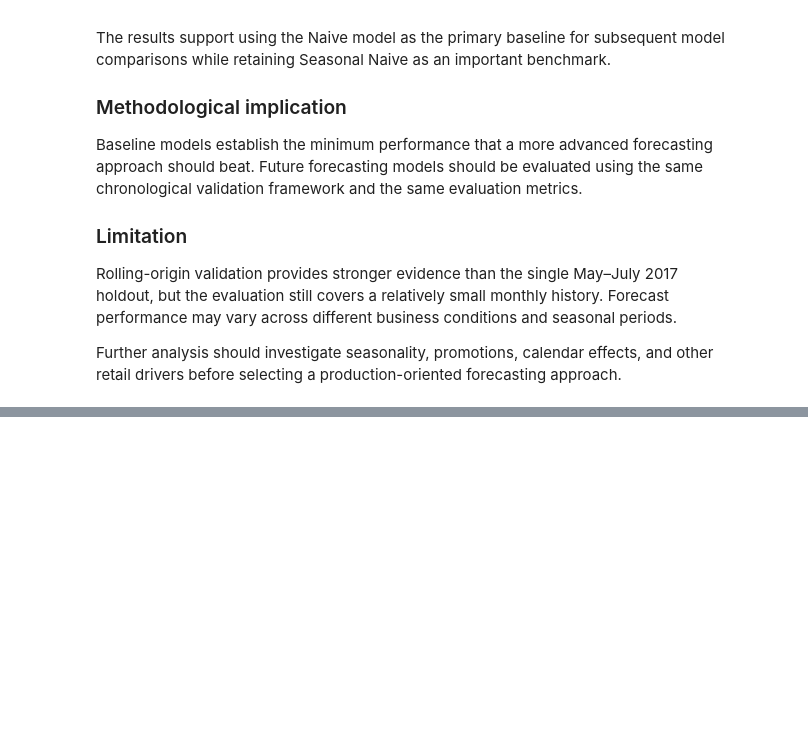
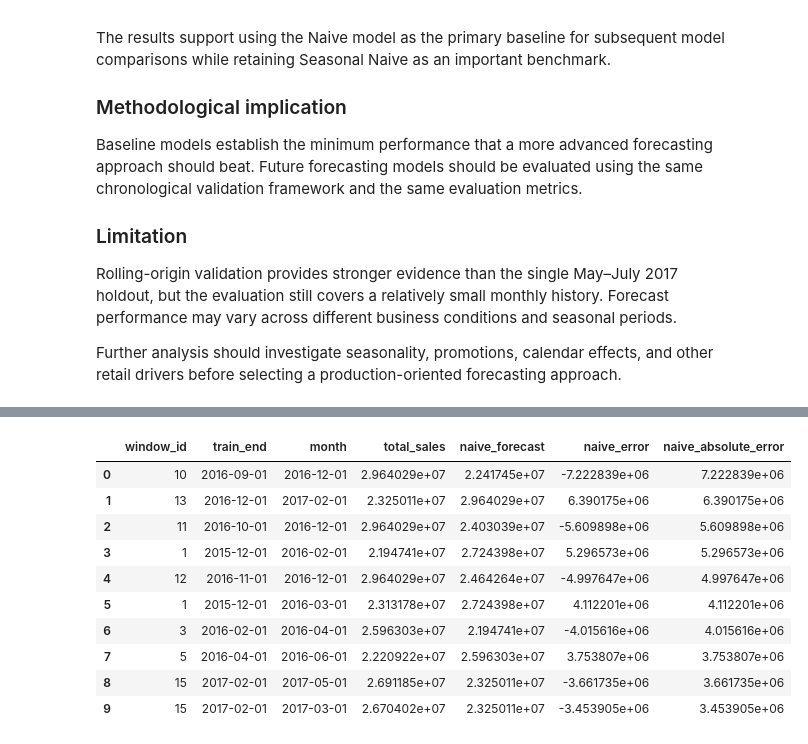
Before and after one commit to Abu-Hozaifa-Retail-Analyst/retail-sales-forecasting, a Jupyter notebook: notebooks/01_data_quality/02_initial_data_profiling.ipynb, the cells around one changed output, grey strips where cells are left out. Drawn from its saved outputs; the diff is of its cells as text; code cells hidden in the pictures; blank space fills up the shorter version.

```diff
--- a/notebooks/01_data_quality/02_initial_data_profiling.ipynb
+++ b/notebooks/01_data_quality/02_initial_data_profiling.ipynb
@@ -9408,0 +9427,33 @@ forecasting approach.
+# %%
+# Phase 3.12.1 — Largest Naive Forecast Errors
+
+naive_largest_errors = (
+    rolling_forecasts_df[
+        [
+            "window_id",
+            "train_end",
+            "month",
+            "total_sales",
+            "naive_forecast",
+            "naive_error",
+            "naive_absolute_error"
+        ]
+    ]
+    .sort_values("naive_absolute_error", ascending=False)
+    .head(10)
+    .reset_index(drop=True)
+)
+
+naive_largest_errors
+# %% [output]
+|  | window_id | train_end | month | total_sales | naive_forecast | naive_error | naive_absolute_error |
+| 0 | 10 | 2016-09-01 | 2016-12-01 | 2.964029e+07 | 2.241745e+07 | -7.222839e+06 | 7.222839e+06 |
+| 1 | 13 | 2016-12-01 | 2017-02-01 | 2.325011e+07 | 2.964029e+07 | 6.390175e+06 | 6.390175e+06 |
+| 2 | 11 | 2016-10-01 | 2016-12-01 | 2.964029e+07 | 2.403039e+07 | -5.609898e+06 | 5.609898e+06 |
+| 3 | 1 | 2015-12-01 | 2016-02-01 | 2.194741e+07 | 2.724398e+07 | 5.296573e+06 | 5.296573e+06 |
+| 4 | 12 | 2016-11-01 | 2016-12-01 | 2.964029e+07 | 2.464264e+07 | -4.997647e+06 | 4.997647e+06 |
+| 5 | 1 | 2015-12-01 | 2016-03-01 | 2.313178e+07 | 2.724398e+07 | 4.112201e+06 | 4.112201e+06 |
+| 6 | 3 | 2016-02-01 | 2016-04-01 | 2.596303e+07 | 2.194741e+07 | -4.015616e+06 | 4.015616e+06 |
+| 7 | 5 | 2016-04-01 | 2016-06-01 | 2.220922e+07 | 2.596303e+07 | 3.753807e+06 | 3.753807e+06 |
+| 8 | 15 | 2017-02-01 | 2017-05-01 | 2.691185e+07 | 2.325011e+07 | -3.661735e+06 | 3.661735e+06 |
+| 9 | 15 | 2017-02-01 | 2017-03-01 | 2.670402e+07 | 2.325011e+07 | -3.453905e+06 | 3.453905e+06 |
```
Also changed, not shown: parts of 19 cells of this notebook, 1 other file.
